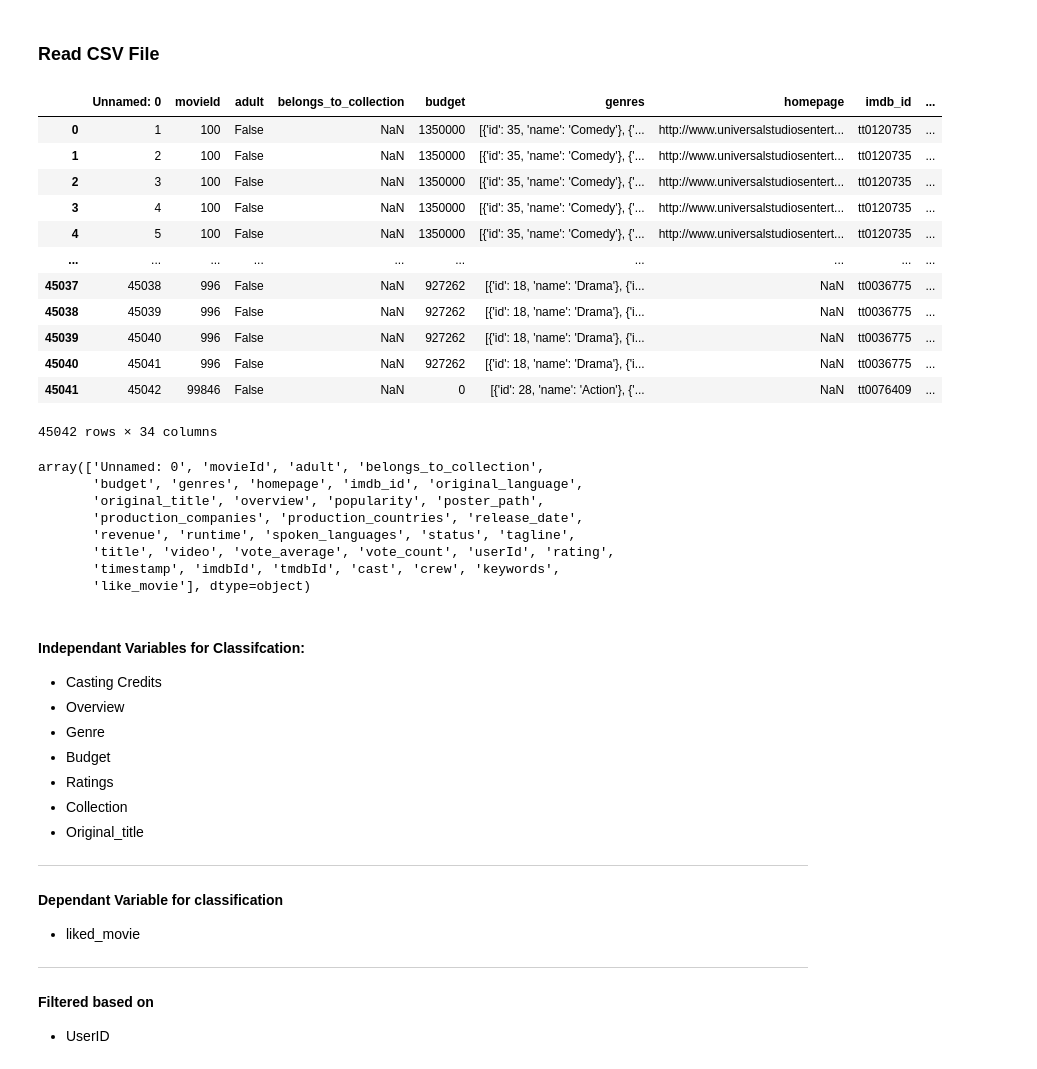
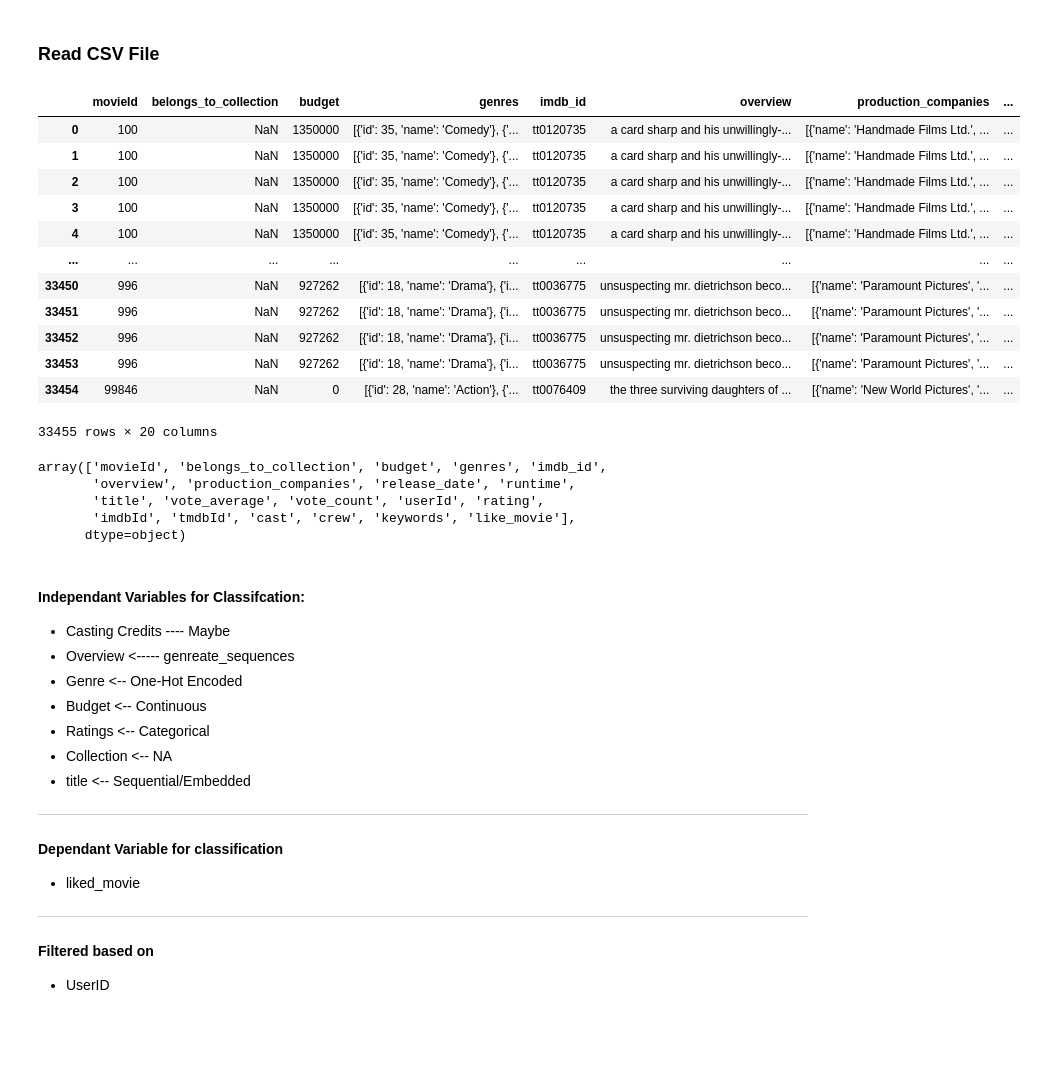
Before and after one commit to marinadelvecchio/AI_Project_Team_5, a Jupyter notebook: Untitled.ipynb, the cells around one changed output. Drawn from its saved outputs; the diff is of its cells as text; code cells hidden in the pictures; blank space fills up the shorter version.

```diff
--- a/Untitled.ipynb
+++ b/Untitled.ipynb
@@ -17,43 +17,41 @@ No GPU's Available
 # %% [markdown]
 ### Read CSV File
 # %%
-dataset_dir = "Dataset/MovieAll.csv"
+dataset_dir = "Datasets/FinalClean.csv"
 df = pd.read_csv(dataset_dir)
+df = df.iloc[:,1:21]
 df
 # %% [output]
-|  | Unnamed: 0 | movieId | adult | belongs_to_collection | budget | genres | homepage | imdb_id | ... |
-| 0 | 1 | 100 | False | NaN | 1350000 | [{'id': 35, 'name': 'Comedy'}, {'... | http://www.universalstudiosentert... | tt0120735 | ... |
-| 1 | 2 | 100 | False | NaN | 1350000 | [{'id': 35, 'name': 'Comedy'}, {'... | http://www.universalstudiosentert... | tt0120735 | ... |
-| 2 | 3 | 100 | False | NaN | 1350000 | [{'id': 35, 'name': 'Comedy'}, {'... | http://www.universalstudiosentert... | tt0120735 | ... |
-| 3 | 4 | 100 | False | NaN | 1350000 | [{'id': 35, 'name': 'Comedy'}, {'... | http://www.universalstudiosentert... | tt0120735 | ... |
-| 4 | 5 | 100 | False | NaN | 1350000 | [{'id': 35, 'name': 'Comedy'}, {'... | http://www.universalstudiosentert... | tt0120735 | ... |
-| ... | ... | ... | ... | ... | ... | ... | ... | ... | ... |
-| 45037 | 45038 | 996 | False | NaN | 927262 | [{'id': 18, 'name': 'Drama'}, {'i... | NaN | tt0036775 | ... |
-| 45038 | 45039 | 996 | False | NaN | 927262 | [{'id': 18, 'name': 'Drama'}, {'i... | NaN | tt0036775 | ... |
-| 45039 | 45040 | 996 | False | NaN | 927262 | [{'id': 18, 'name': 'Drama'}, {'i... | NaN | tt0036775 | ... |
-| 45040 | 45041 | 996 | False | NaN | 927262 | [{'id': 18, 'name': 'Drama'}, {'i... | NaN | tt0036775 | ... |
-| 45041 | 45042 | 99846 | False | NaN | 0 | [{'id': 28, 'name': 'Action'}, {'... | NaN | tt0076409 | ... |
+|  | movieId | belongs_to_collection | budget | genres | imdb_id | overview | production_companies | ... |
+| 0 | 100 | NaN | 1350000 | [{'id': 35, 'name': 'Comedy'}, {'... | tt0120735 | a card sharp and his unwillingly-... | [{'name': 'Handmade Films Ltd.', ... | ... |
+| 1 | 100 | NaN | 1350000 | [{'id': 35, 'name': 'Comedy'}, {'... | tt0120735 | a card sharp and his unwillingly-... | [{'name': 'Handmade Films Ltd.', ... | ... |
+| 2 | 100 | NaN | 1350000 | [{'id': 35, 'name': 'Comedy'}, {'... | tt0120735 | a card sharp and his unwillingly-... | [{'name': 'Handmade Films Ltd.', ... | ... |
+| 3 | 100 | NaN | 1350000 | [{'id': 35, 'name': 'Comedy'}, {'... | tt0120735 | a card sharp and his unwillingly-... | [{'name': 'Handmade Films Ltd.', ... | ... |
+| 4 | 100 | NaN | 1350000 | [{'id': 35, 'name': 'Comedy'}, {'... | tt0120735 | a card sharp and his unwillingly-... | [{'name': 'Handmade Films Ltd.', ... | ... |
+| ... | ... | ... | ... | ... | ... | ... | ... | ... |
+| 33450 | 996 | NaN | 927262 | [{'id': 18, 'name': 'Drama'}, {'i... | tt0036775 | unsuspecting mr. dietrichson beco... | [{'name': 'Paramount Pictures', '... | ... |
+| 33451 | 996 | NaN | 927262 | [{'id': 18, 'name': 'Drama'}, {'i... | tt0036775 | unsuspecting mr. dietrichson beco... | [{'name': 'Paramount Pictures', '... | ... |
+| 33452 | 996 | NaN | 927262 | [{'id': 18, 'name': 'Drama'}, {'i... | tt0036775 | unsuspecting mr. dietrichson beco... | [{'name': 'Paramount Pictures', '... | ... |
+| 33453 | 996 | NaN | 927262 | [{'id': 18, 'name': 'Drama'}, {'i... | tt0036775 | unsuspecting mr. dietrichson beco... | [{'name': 'Paramount Pictures', '... | ... |
+| 33454 | 99846 | NaN | 0 | [{'id': 28, 'name': 'Action'}, {'... | tt0076409 | the three surviving daughters of ... | [{'name': 'New World Pictures', '... | ... |
-45042 rows × 34 columns
+33455 rows × 20 columns
 # %%
 df.columns.values
 # %% [output]
-array(['Unnamed: 0', 'movieId', 'adult', 'belongs_to_collection',
-       'budget', 'genres', 'homepage', 'imdb_id', 'original_language',
-       'original_title', 'overview', 'popularity', 'poster_path',
-       'production_companies', 'production_countries', 'release_date',
-       'revenue', 'runtime', 'spoken_languages', 'status', 'tagline',
-       'title', 'video', 'vote_average', 'vote_count', 'userId', 'rating',
-       'timestamp', 'imdbId', 'tmdbId', 'cast', 'crew', 'keywords',
-       'like_movie'], dtype=object)
+array(['movieId', 'belongs_to_collection', 'budget', 'genres', 'imdb_id',
+       'overview', 'production_companies', 'release_date', 'runtime',
+       'title', 'vote_average', 'vote_count', 'userId', 'rating',
+       'imdbId', 'tmdbId', 'cast', 'crew', 'keywords', 'like_movie'],
+      dtype=object)
 # %% [markdown]
 #### Independant Variables for Classifcation:
-* Casting Credits
-* Overview
-* Genre
-* Budget
-* Ratings
-* Collection
-* Original_title
+* Casting Credits ---- Maybe
+* Overview <----- genreate_sequences
+* Genre <-- One-Hot Encoded
+* Budget <-- Continuous
+* Ratings <-- Categorical
+* Collection <-- NA
+* title <-- Sequential/Embedded
 --------------
 #### Dependant Variable for classification
 
```
Also changed, not shown: parts of 11 cells of this notebook, 6 other files.
